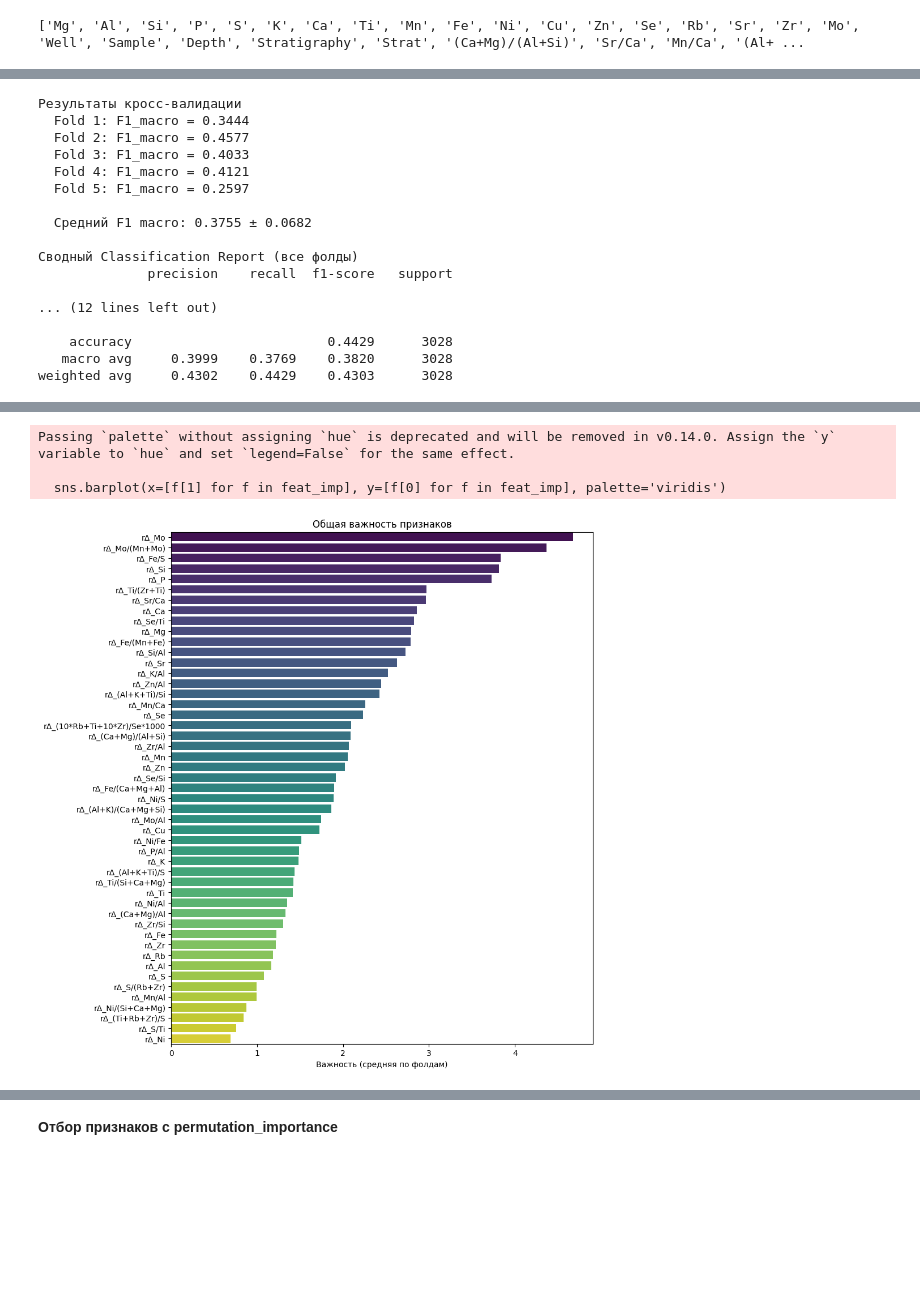
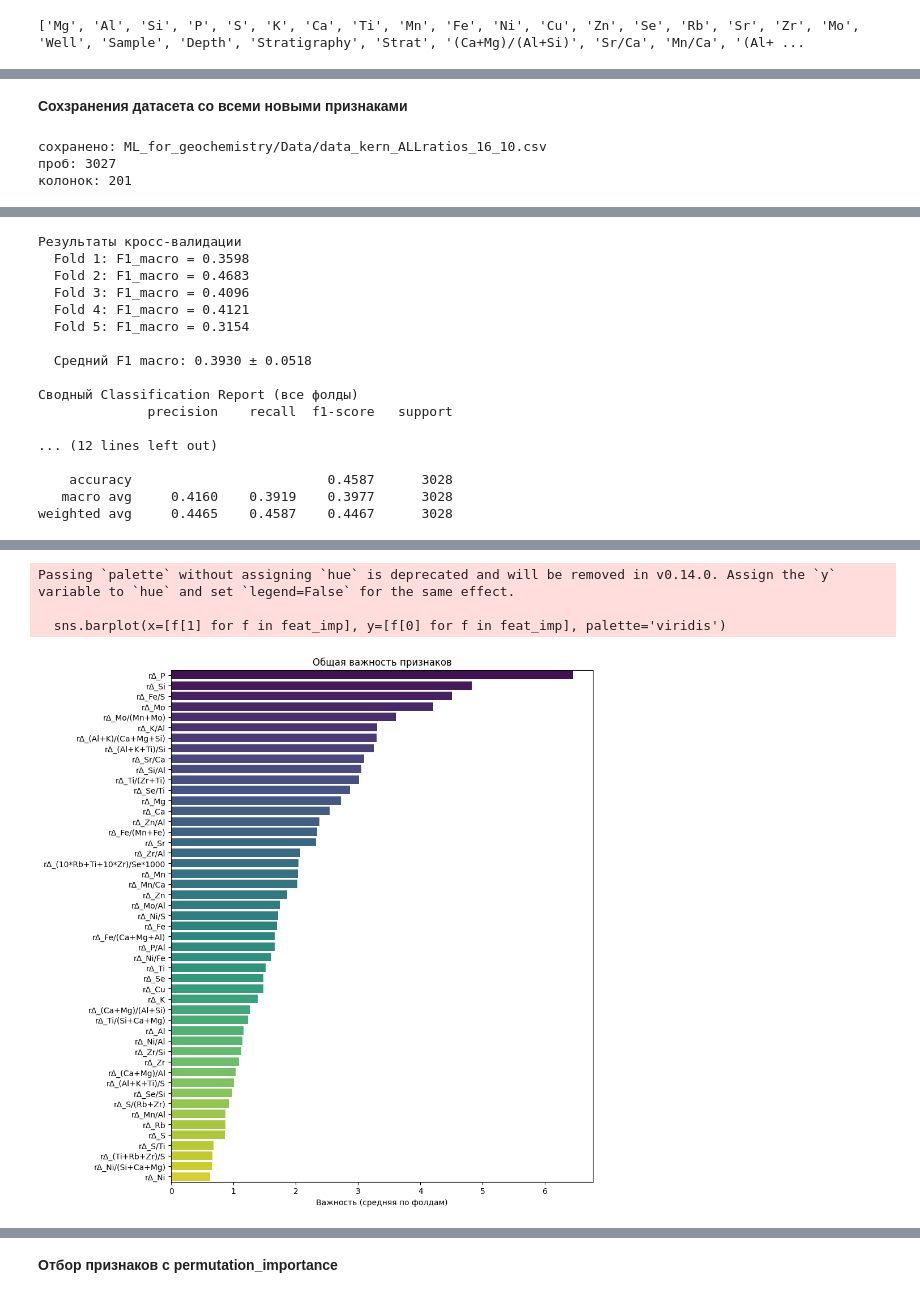
Before and after one commit to MariaSmirnovaDS/ML_for_geochemistry, a Jupyter notebook: Cross‑validation_fixed_parametr_GBoost_Elements_Ratio_06_10_Otnositelnye_feature.ipynb, the cells around one changed output, grey strips where cells are left out. Cells and saved outputs as stored; diff of their text form; code cells hidden in the pictures; blank space fills up the shorter version.

```diff
--- a/Cross‑validation_fixed_parametr_GBoost_Elements_Ratio_06_10_Otnositelnye_feature.ipynb
+++ b/Cross‑validation_fixed_parametr_GBoost_Elements_Ratio_06_10_Otnositelnye_feature.ipynb
@@ -131,7 +133,9 @@ fixed_params = {
     'learning_rate': 0.1,
     'loss_function': 'MultiClass',
     'verbose': 0,
-    'random_seed': 42
+    'random_seed': 42,
+    'task_type': 'GPU',
+    'devices': '0'
 }
 
 gkf = GroupKFold(n_splits=5)
@@ -457,7 +461,9 @@ fixed_params = {
     'learning_rate': 0.1,
     'loss_function': 'MultiClass',
     'verbose': 0,
-    'random_seed': 42
+    'random_seed': 42,
+    'task_type': 'GPU',
+    'devices': '0'
 }
 
 gkf = GroupKFold(n_splits=5)
@@ -756,3 +778,15 @@ print(df.columns.tolist())
+# %% [markdown]
+**Сохзранения датасета со всеми новыми признаками**
+# %%
+df.to_csv('Data/data_kern_ALLratios_16_10.csv', index=False)
+
+print(f"сохранено: ML_for_geochemistry/Data/data_kern_ALLratios_16_10.csv")
+print(f"проб: {len(df)}")
+print(f"колонок: {len(df.columns)}")
+# %% [output]
+сохранено: ML_for_geochemistry/Data/data_kern_ALLratios_16_10.csv
+проб: 3027
+колонок: 201
 # %%
 features = ['rΔ_Mg', 'rΔ_Al', 'rΔ_Si', 'rΔ_P', 'rΔ_S', 'rΔ_K', 'rΔ_Ca',
             'rΔ_Ti', 'rΔ_Mn', 'rΔ_Fe', 'rΔ_Ni', 'rΔ_Cu', 'rΔ_Zn', 'rΔ_Se',
@@ -775,7 +809,9 @@ fixed_params = {
     'learning_rate': 0.1,
     'loss_function': 'MultiClass',
     'verbose': 0,
-    'random_seed': 42
+    'random_seed': 42,
+    'task_type': 'GPU',
+    'devices': '0'
 }
 
 gkf = GroupKFold(n_splits=5)
@@ -994,25 +1030,25 @@ weighted avg     0.4259    0.3173    0.3082       561
 Результаты кросс-валидации
-  Fold 1: F1_macro = 0.3444
-  Fold 2: F1_macro = 0.4577
-  Fold 3: F1_macro = 0.4033
+  Fold 1: F1_macro = 0.3598
+  Fold 2: F1_macro = 0.4683
+  Fold 3: F1_macro = 0.4096
   Fold 4: F1_macro = 0.4121
-  Fold 5: F1_macro = 0.2597
+  Fold 5: F1_macro = 0.3154
 
-  Средний F1 macro: 0.3755 ± 0.0682
+  Средний F1 macro: 0.3930 ± 0.0518
 
 Сводный Classification Report (все фолды)
               precision    recall  f1-score   support
 
 ... (12 lines left out)
 
-    accuracy                         0.4429      3028
-   macro avg     0.3999    0.3769    0.3820      3028
-weighted avg     0.4302    0.4429    0.4303      3028
+    accuracy                         0.4587      3028
+   macro avg     0.4160    0.3919    0.3977      3028
+weighted avg     0.4465    0.4587    0.4467      3028
 [figure]
 Passing `palette` without assigning `hue` is deprecated and will be removed in v0.14.0. Assign the `y` variable to `hue` and set `legend=False` for the same effect.
 
   sns.barplot(x=[f[1] for f in feat_imp], y=[f[0] for f in feat_imp], palette='viridis')
-[figure, old version]
+[figure, new version]
 # %%
 features = ['Mg', 'Al', 'Si', 'P', 'S', 'K', 'Ca', 'Ti', 'Mn',
             'Fe', 'Ni', 'Cu', 'Zn', 'Se', 'Rb', 'Sr', 'Zr',
```
Also changed, not shown: parts of 14 cells of this notebook.
